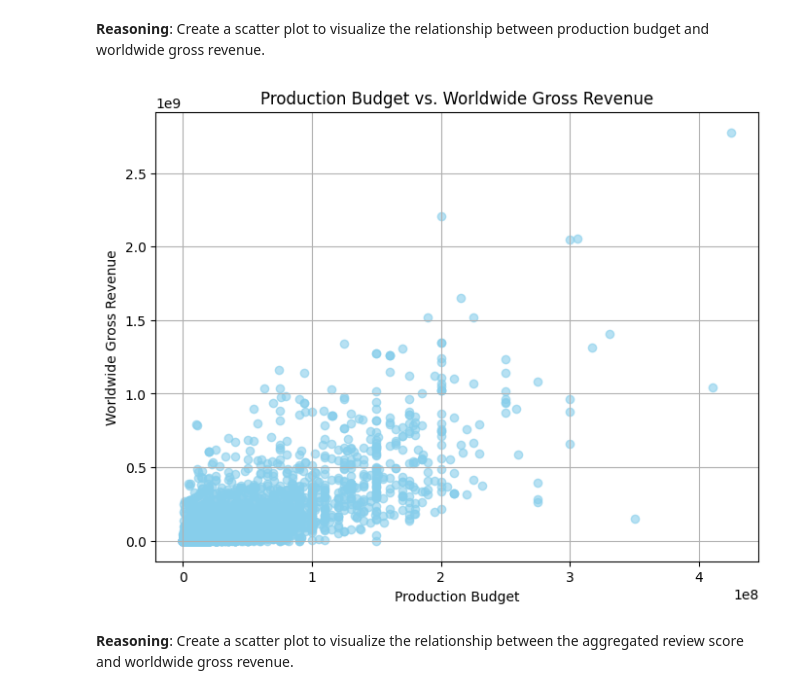
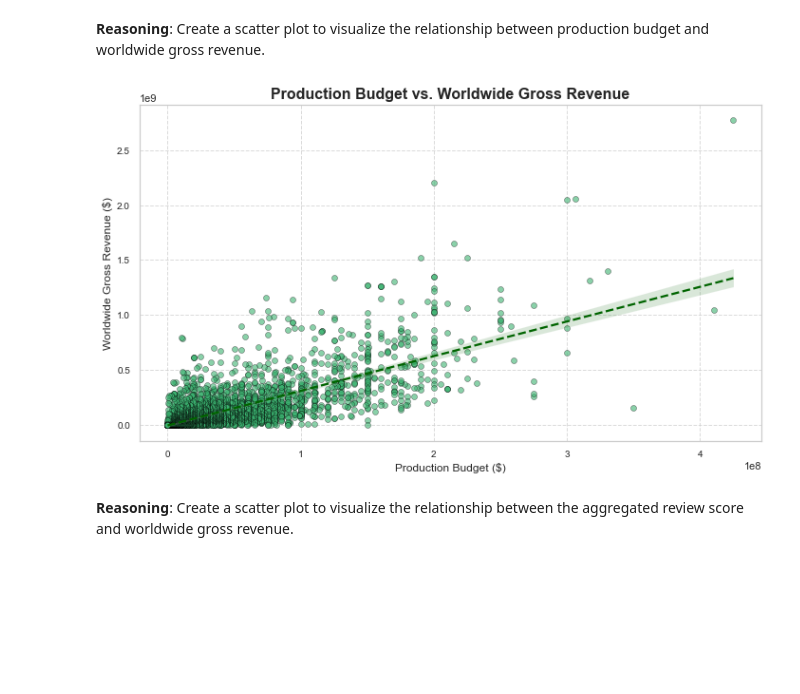
Before and after one commit to OpusDEI-cloud/dsc-phase-2-project-PT11-Grp4, a Jupyter notebook: Phase2Group4Project.ipynb, the cells around one changed output. Cells and saved outputs as stored; diff of their text form; code cells hidden in the pictures; blank space fills up the shorter version.

```diff
--- a/Phase2Group4Project.ipynb
+++ b/Phase2Group4Project.ipynb
@@ -838,17 +838,43 @@ Passing `palette` without assigning `hue` is deprecated and will be removed in v
 Create a scatter plot to visualize the relationship between production budget and worldwide gross revenue.
 # %%
 import matplotlib.pyplot as plt
+import seaborn as sns
 
-# 2. Budget vs. Revenue: Create a scatter plot displaying the relationship between the production budget and worldwide gross revenue.
-plt.figure(figsize=(8, 6))
-plt.scatter(df_merged['production_budget'], df_merged['worldwide_gross'], color='skyblue', alpha=0.6)
-plt.title('Production Budget vs. Worldwide Gross Revenue')
-plt.xlabel('Production Budget')
-plt.ylabel('Worldwide Gross Revenue')
-plt.grid(True)
+# Set style for better visuals
+sns.set(style="whitegrid")
+
+# Create scatter plot
+plt.figure(figsize=(10, 6))
+sns.scatterplot(
+    data=df_merged,
+    x='production_budget',
+    y='worldwide_gross',
+    color='mediumseagreen',
+    alpha=0.6,
+    edgecolor='black'
+)
+
+# Add trend line
+sns.regplot(
+    data=df_merged,
+    x='production_budget',
+    y='worldwide_gross',
+    scatter=False,
+    color='darkgreen',
+    line_kws={'linestyle': '--'}
+)
+
+# Formatting
+plt.title('Production Budget vs. Worldwide Gross Revenue', fontsize=16, fontweight='bold')
+plt.xlabel('Production Budget ($)', fontsize=12)
+plt.ylabel('Worldwide Gross Revenue ($)', fontsize=12)
+plt.xticks(fontsize=10)
+plt.yticks(fontsize=10)
+plt.grid(True, linestyle='--', alpha=0.7)
+plt.tight_layout()
 plt.show()
 # %% [output]
-[figure, old version]
+[figure, new version]
 # %% [markdown]
 **Reasoning**:
 Create a scatter plot to visualize the relationship between the aggregated review score and worldwide gross revenue.
```
Also changed, not shown: parts of 21 cells of this notebook.
